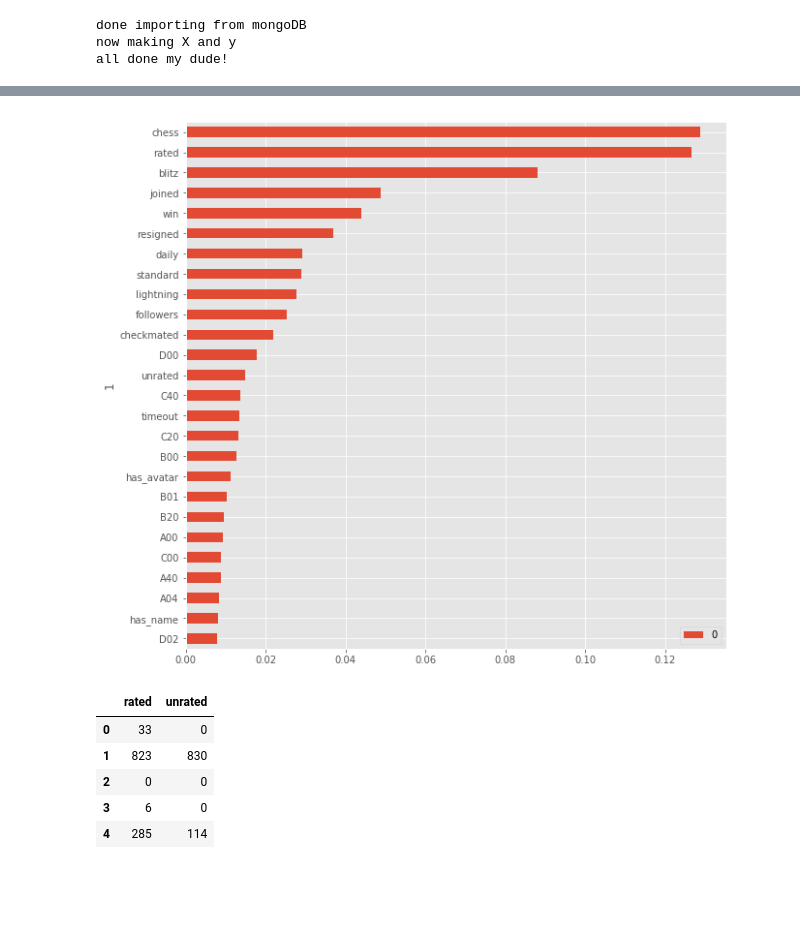
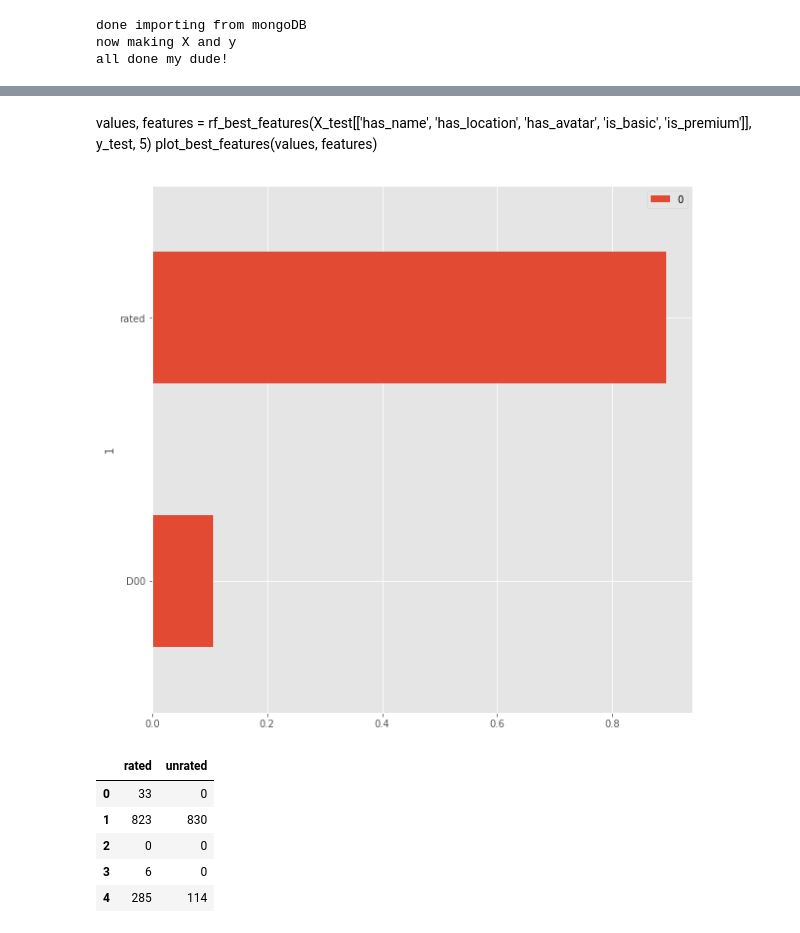
Before and after one commit to Bmcgarry194/ChessStyle, a Jupyter notebook: mongodb.ipynb, the cells around one changed output, grey strips where cells are left out. Drawn from its saved outputs; the diff is of its cells as text; code cells hidden in the pictures; blank space fills up the shorter version.

```diff
--- a/mongodb.ipynb
+++ b/mongodb.ipynb
@@ -96,6 +91,6 @@ df.head()
 # %%
 #get data from mongoDB and put into dataframe
-df = pd.DataFrame(list(db['players'].find()))
+df = pd.DataFrame(list(db['players_testrun'].find()))
 
 print('done importing from mongoDB')
 
@@ -113,6 +108,12 @@ X, y = make_X_and_y(df)
 #make a train test split
 X_train, X_test, y_train, y_test = train_test_split(X, y, random_state=42)
 
+random_forest_testrun = RandomForestClassifier()
+random_forest_testrun.fit(X_train, y_train)
+y_predict = random_forest_testrun.predict_proba(X_test)
+
+print(roc_auc_score(y_test, y_predict[:, 1]))
+
 print('all done my dude!')
 # %% [output]
 done importing from mongoDB
@@ -161,3 +179,7 @@ plot_roc(random_forest, X_test, y_test)
+# %% [markdown]
+values, features = rf_best_features(X_test[['has_name',
+       'has_location', 'has_avatar', 'is_basic', 'is_premium']], y_test, 5)
+plot_best_features(values, features)
 # %%
 def rf_best_features(X, y, n_features):
 
@@ -191,10 +213,10 @@ def plot_best_features(values, features, figsize_x=10, figsize_y=10):
 
     new_df.plot.barh(figsize=(figsize_x,figsize_y))
 # %%
-values, features = rf_best_features(X_test, y_test, 26)
+values, features = rf_best_features(X_test[['rated', 'D00']], y_test, 26)
 plot_best_features(values, features)
 # %% [output]
-[figure, old version]
+[figure, new version]
 # %%
 def games_in_a_month(games_column, player, month):
     return len(games_column[player][month][0]['games'])
```
Also changed, not shown: parts of 8 cells of this notebook, 1 other file.
